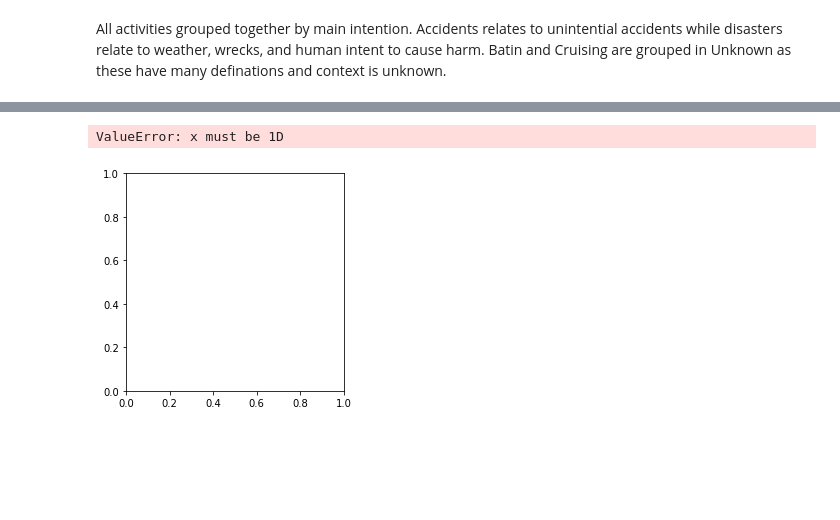
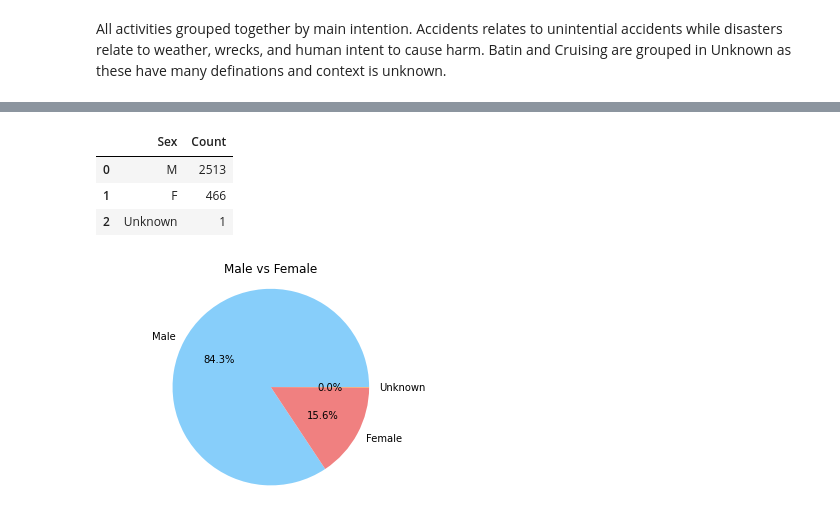
Before and after one commit to staceyj118/Shark-Attacks, a Jupyter notebook: Victims.ipynb, the cells around one changed output, grey strips where cells are left out. Cells and saved outputs as stored; diff of their text form; code cells hidden in the pictures; blank space fills up the shorter version.

Commit message:
victim edits, presentation edits

```diff
--- a/Victims.ipynb
+++ b/Victims.ipynb
@@ -131,7 +131,10 @@ victim_df.loc[victim_df['Injury'].str.contains('rammed', na =False,case=False),
 victim_df.loc[victim_df['Injury'].str.contains('hoax', na =False,case=False), 'Injury'] = 'None'
 victim_df.loc[victim_df['Injury'].str.contains('board', na =False,case=False), 'Injury'] = 'None'
 victim_df.loc[victim_df['Injury'].str.contains('media', na =False,case=False), 'Injury'] = 'None'
-victim_df.loc[victim_df['Injury'].str.contains('press', na =False,case=False), 'Injury'] = 'None'
+
+victim_df.loc[victim_df['Injury'].str.contains('press', na =False,case=False), 'Injury'] = 'Not Answered'
+victim_df.loc[victim_df['Injury'].str.contains('no details', na =False,case=False), 'Injury'] = 'Not Answered'
+victim_df.loc[victim_df['Injury'].str.contains('not', na =False,case=False), 'Injury'] = 'Not Answered'
 
 victim_df["Injury"].value_counts()
 # %% [output]
@@ -283,16 +297,24 @@ ValueError: The number of FixedLocator locations (13), usually from a call to se
+# %%
+#pie chart by gender
+gender_df=pd.DataFrame(victim_df['Sex '].value_counts().reset_index())
+gender_df=gender_df.rename(columns={"Sex ":"Count", 'index':"Sex"})
+gender = gender_df[["Sex"]]
+
+gender_df
+# %% [output]
+|  | Sex | Count |
+| 0 | M | 2513 |
+| 1 | F | 466 |
+| 2 | Unknown | 1 |
 # %%
 # pie chart by gender
-gender_count = (victim_df.groupby(["Sex "]).count())
+y = gender_df['Count']
+mylabels = ["Male", "Female", "Unknown"]
+colors = ["lightskyblue", "lightcoral", "yellow"]
 
-labels = ["Female", "Male", "Unknown"]
-colors = ["lightcoral", "lightskyblue", "yellow"]
-explode = (0.1, 0)
-
-plt.pie(gender_count, explode=explode, labels=labels, colors=colors, autopct="%1.1f%%", shadow=True, startangle = 110)
+plt.pie(y, labels = mylabels, colors=colors, autopct="%1.1f%%")
 plt.title("Male vs Female")
 plt.axis("equal")
 plt.savefig('Male_vs_Female.png')
-plt.show()
 # %% [output]
-ValueError: x must be 1D
-[figure, old version]
+[figure, new version]
```
Also changed, not shown: parts of 8 cells of this notebook, 3 other files.
